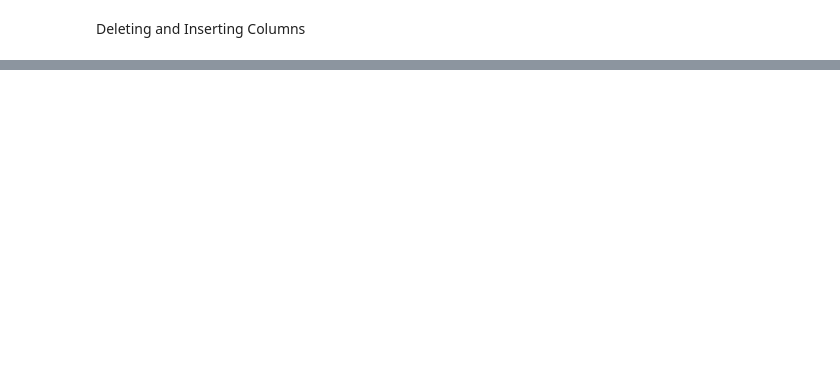
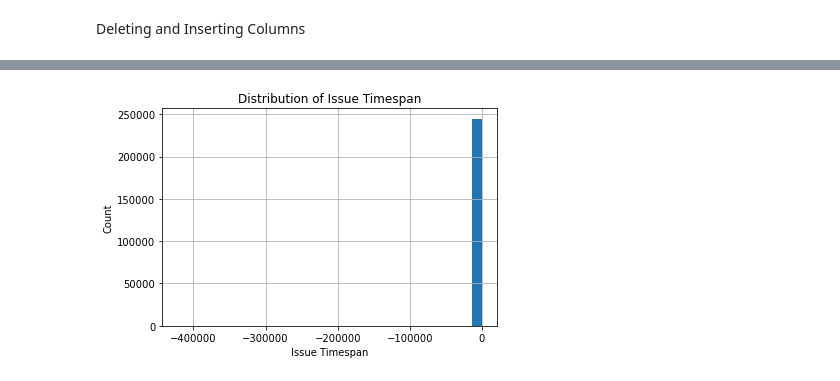
Before and after one commit to tomshields71/Real-Time_Traffic_Incident_Reports, a Jupyter notebook: Real-Time_Traffic_Incident_Reports.ipynb, the cells around one changed output, grey strips where cells are left out. Saved outputs shown, nothing was run; the diff lists cells and outputs as text; code cells hidden in the pictures; blank space fills up the shorter version.

```diff
--- a/Real-Time_Traffic_Incident_Reports.ipynb
+++ b/Real-Time_Traffic_Incident_Reports.ipynb
@@ -312,2 +411,9 @@ KeyError: "None of [Index(['timespan-hrs'], dtype='object')] are in the [index]"
+# %%
+df.timespan_hrs[df.timespan_hrs < 8].hist(bins=30)
+plt.xlabel('Issue Timespan')
+plt.ylabel('Count')
+plt.title('Distribution of Issue Timespan');
+# %% [output]
+[figure, added]
 # %%
 df.published_day.hist(bins=20)
```
Also changed, not shown: parts of 31 cells of this notebook.
